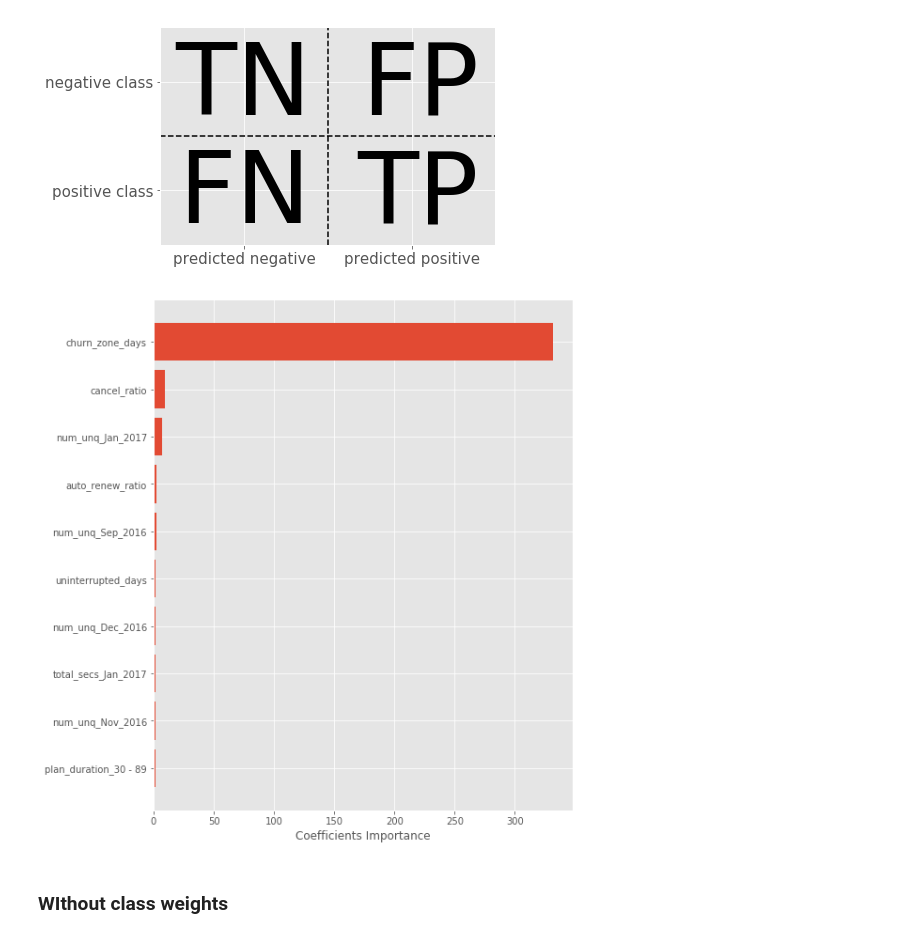
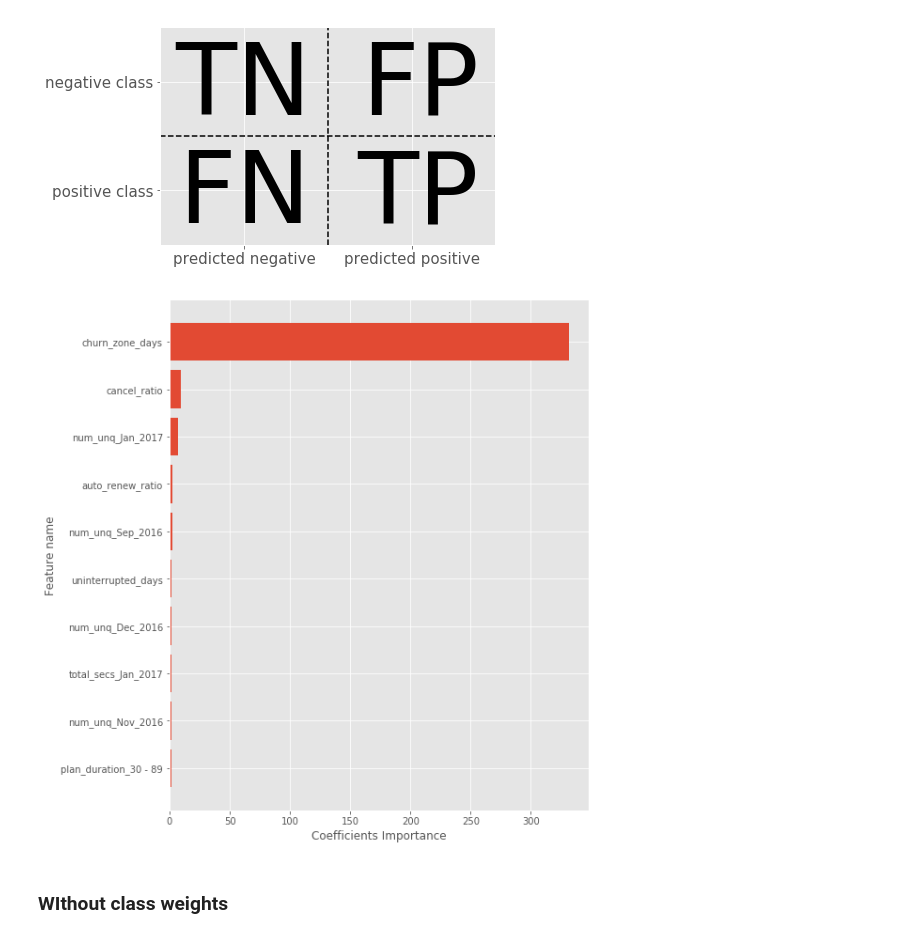
Before and after one commit to cedricherman/Churn_Prediction_KKBOX, a Jupyter notebook: notebooks/08_KKBOX_Model_Building.ipynb, the cells around one changed output. Drawn from its saved outputs; the diff is of its cells as text; code cells hidden in the pictures.

```diff
--- a/notebooks/08_KKBOX_Model_Building.ipynb
+++ b/notebooks/08_KKBOX_Model_Building.ipynb
@@ -216,28 +217,30 @@ mglearn.plots.plot_binary_confusion_matrix()
 # %%
 # get column names except target
 names = df_full.drop(labels='is_churn', axis = 1).columns
 
 # get coefficient of logistic regression model
 l1_coef = gsw_clf.best_estimator_.named_steps['clf'].coef_
 # flatten it
 l1_coef = np.abs(l1_coef.ravel())
 # get indices for sorting in descending order
 indsorted = l1_coef.argsort()[::-1]
 # apply indices to names and coeff
 names = names[indsorted[:10]]
 l1_coef = l1_coef[indsorted[:10]]
 y_pos = range(len(names))
 
 # make plot
 figimp , aximp = plt.subplots(figsize = (8, 10))
 aximp.barh(y_pos, l1_coef)
 aximp.set_yticks(y_pos)
 aximp.set_yticklabels(names)
+aximp.set_ylabel('Feature name')
 aximp.set_xlabel('Coefficients Importance')
 aximp.invert_yaxis()
-figax.savefig(os.path.join(os.pardir, 'reports', 'figures', 'Songs_Percent_hist.png'))
+
+figimp.savefig(os.path.join(os.pardir, 'reports', 'figures', 'top_features.png'))
 # %% [output]
-[figure, old version]
+[figure, new version]
 # %% [markdown]
 ### WIthout class weights
 # %%
```
Also changed, not shown: parts of 2 cells of this notebook.
